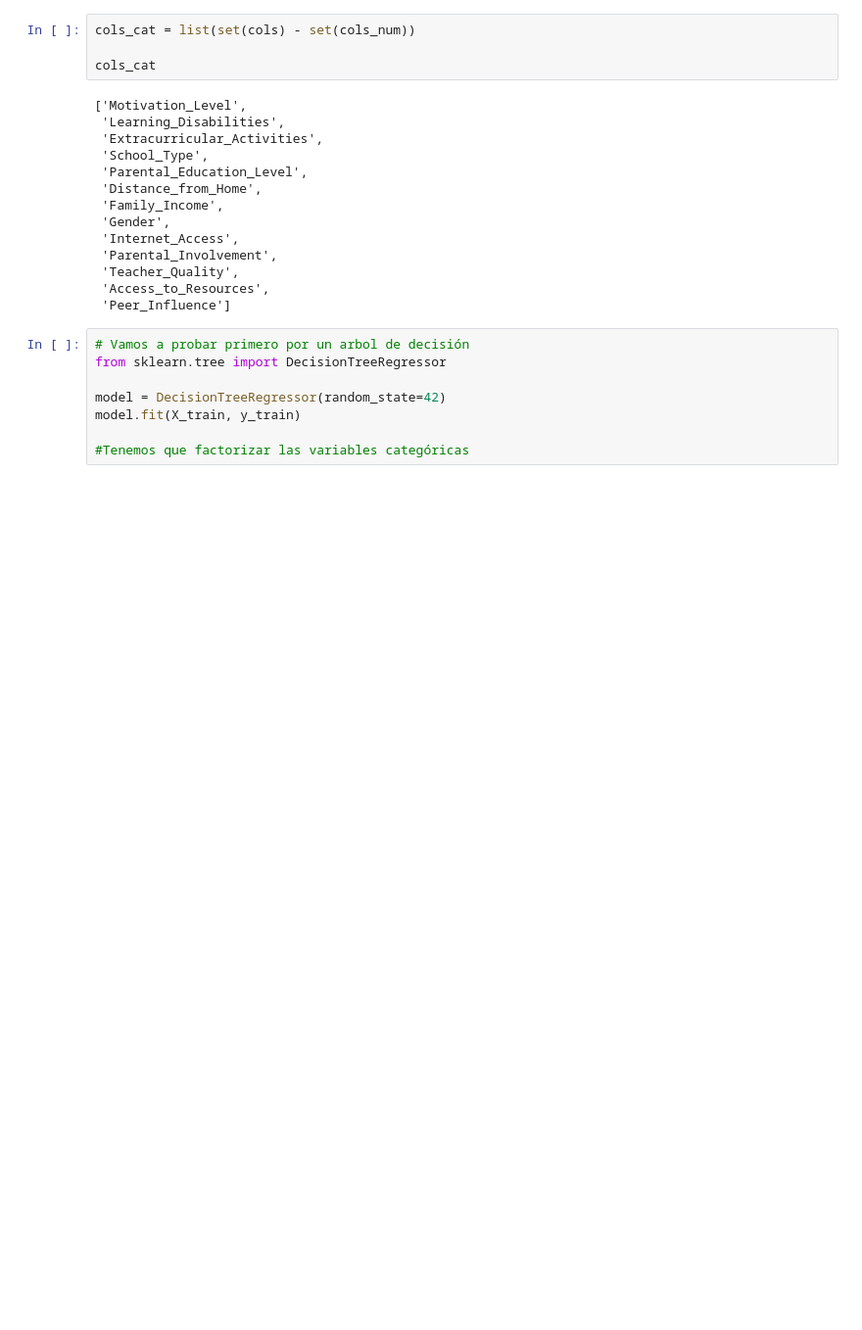
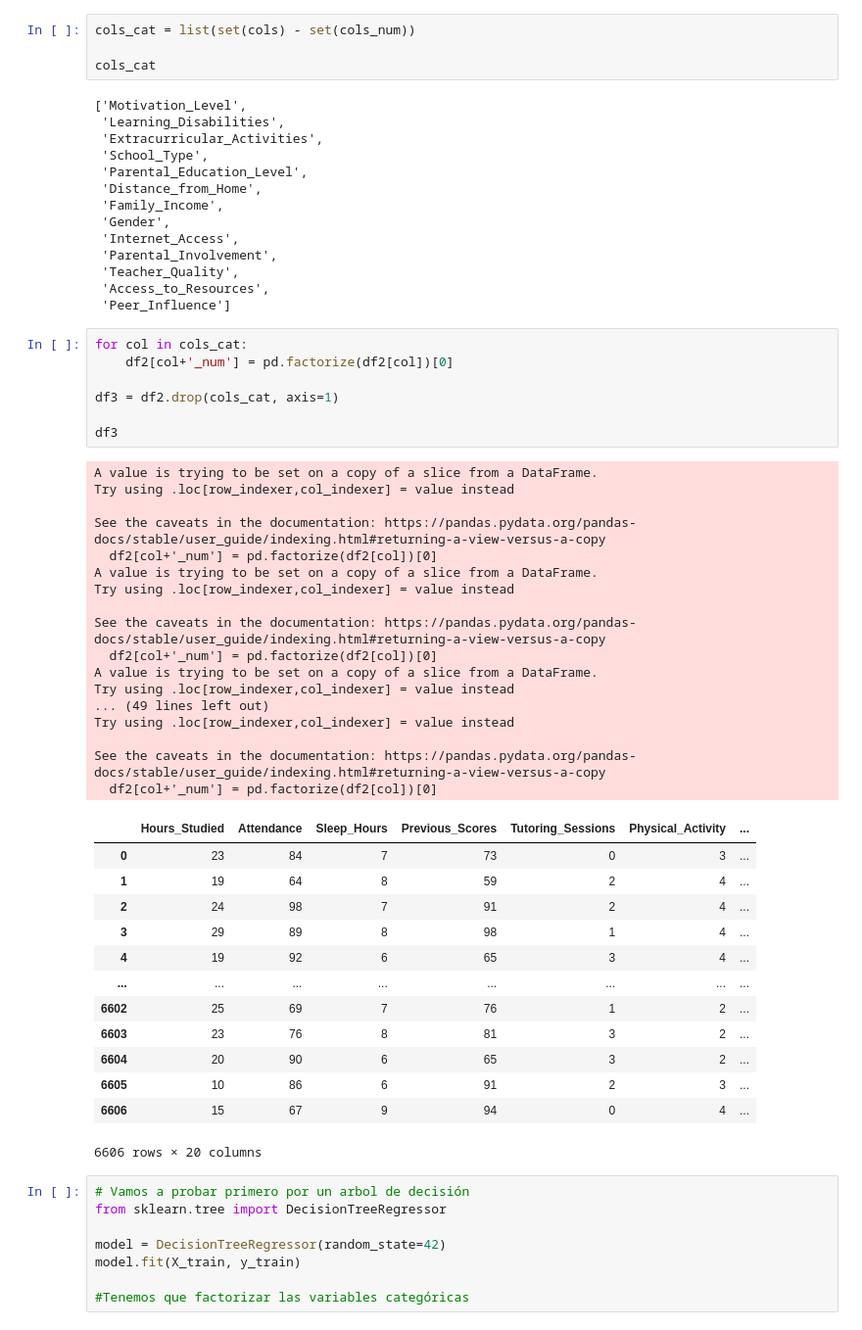
Before and after one commit to bartowen/streamlit_proyect, a Jupyter notebook: src/explore.ipynb, the cells around one changed output. Shown: that part at 98% size. Saved outputs shown, nothing was run; the diff lists cells and outputs as text; blank space fills up the shorter version.

Commit message:
factorizar columnas categoricas a numericas

```diff
--- a/src/explore.ipynb
+++ b/src/explore.ipynb
@@ -135,6 +135,44 @@ cols_cat
  'Teacher_Quality',
  'Access_to_Resources',
  'Peer_Influence']
+# %%
+for col in cols_cat:
+    df2[col+'_num'] = pd.factorize(df2[col])[0]
+
+df3 = df2.drop(cols_cat, axis=1)
+
+df3
+# %% [output]
+A value is trying to be set on a copy of a slice from a DataFrame.
+Try using .loc[row_indexer,col_indexer] = value instead
+
+See the caveats in the documentation: https://pandas.pydata.org/pandas-docs/stable/user_guide/indexing.html#returning-a-view-versus-a-copy
+  df2[col+'_num'] = pd.factorize(df2[col])[0]
+A value is trying to be set on a copy of a slice from a DataFrame.
+Try using .loc[row_indexer,col_indexer] = value instead
+
+See the caveats in the documentation: https://pandas.pydata.org/pandas-docs/stable/user_guide/indexing.html#returning-a-view-versus-a-copy
+  df2[col+'_num'] = pd.factorize(df2[col])[0]
+A value is trying to be set on a copy of a slice from a DataFrame.
+Try using .loc[row_indexer,col_indexer] = value instead
+... (49 lines left out)
+Try using .loc[row_indexer,col_indexer] = value instead
+
+See the caveats in the documentation: https://pandas.pydata.org/pandas-docs/stable/user_guide/indexing.html#returning-a-view-versus-a-copy
+  df2[col+'_num'] = pd.factorize(df2[col])[0]
+|  | Hours_Studied | Attendance | Sleep_Hours | Previous_Scores | Tutoring_Sessions | Physical_Activity | ... |
+| 0 | 23 | 84 | 7 | 73 | 0 | 3 | ... |
+| 1 | 19 | 64 | 8 | 59 | 2 | 4 | ... |
+| 2 | 24 | 98 | 7 | 91 | 2 | 4 | ... |
+| 3 | 29 | 89 | 8 | 98 | 1 | 4 | ... |
+| 4 | 19 | 92 | 6 | 65 | 3 | 4 | ... |
+| ... | ... | ... | ... | ... | ... | ... | ... |
+| 6602 | 25 | 69 | 7 | 76 | 1 | 2 | ... |
+| 6603 | 23 | 76 | 8 | 81 | 3 | 2 | ... |
+| 6604 | 20 | 90 | 6 | 65 | 3 | 2 | ... |
+| 6605 | 10 | 86 | 6 | 91 | 2 | 3 | ... |
+| 6606 | 15 | 67 | 9 | 94 | 0 | 4 | ... |
+6606 rows × 20 columns
 # %%
 # Vamos a probar primero por un arbol de decisión
 from sklearn.tree import DecisionTreeRegressor
```
